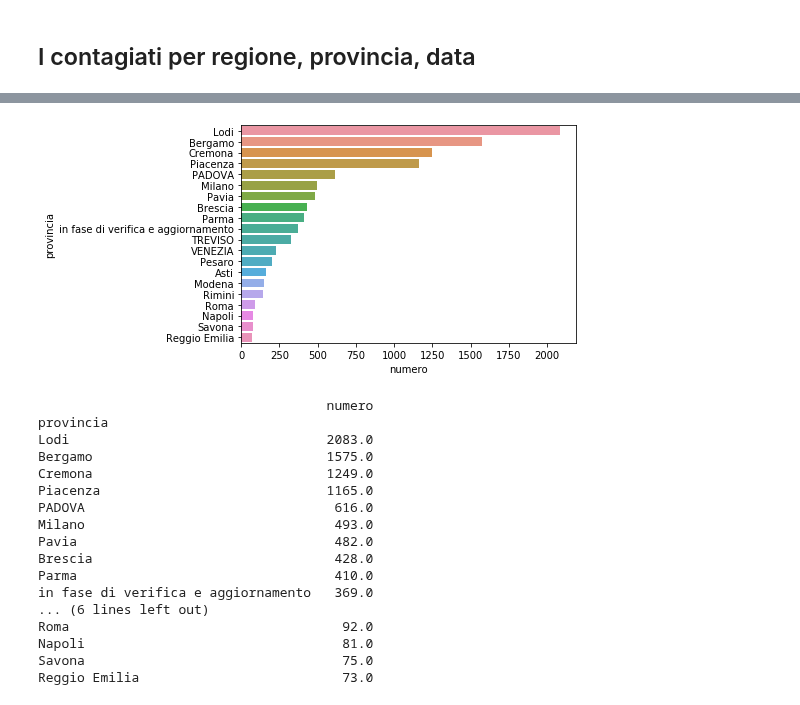
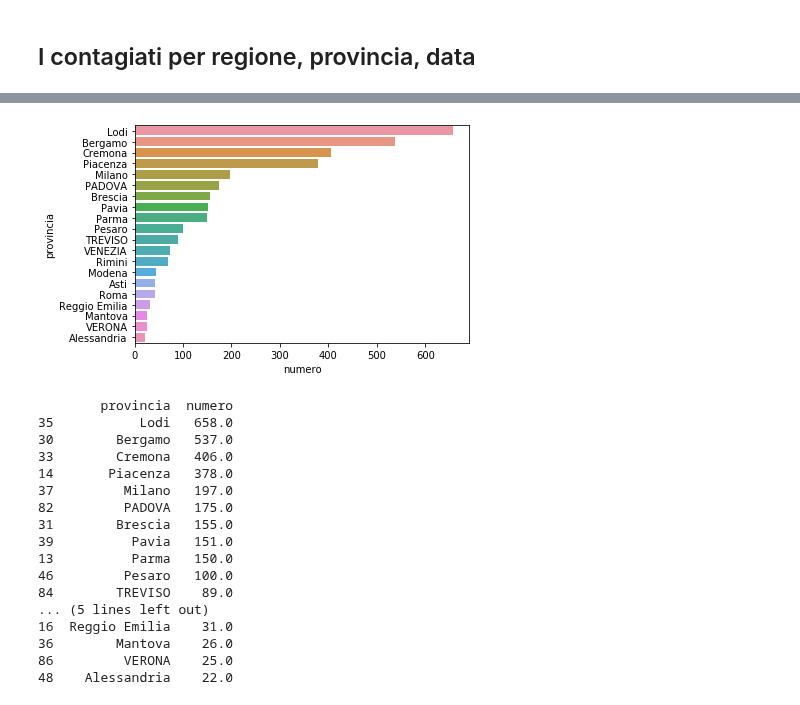
Before and after one commit to ondata/covid19italia, a Jupyter notebook: visualizzazione/analisi_descrittiva.ipynb, the cells around one changed output, grey strips where cells are left out. Cells and saved outputs as stored; diff of their text form; code cells hidden in the pictures.

Commit message:
analisi separata per contagiati cumulativi vs nuovi

```diff
--- a/visualizzazione/analisi_descrittiva.ipynb
+++ b/visualizzazione/analisi_descrittiva.ipynb
@@ -16,6 +17,8 @@ df = pd.read_csv('./../publication/provinceArchivioISTAT.csv')
 # in alternativa URL diretta:
 # https://raw.githubusercontent.com/ondata/covid19italia/master/publication/provinceArchivio.csv
 
+df = df.dropna()
+
 df.sample(5)
 # %% [output]
 |  | provincia | numero | regione | datetime | codiceISTAT |
@@ -52,0 +38,10 @@ Qualche statistica descrittiva sul numero dei contagiati
+# %%
+# ordiniamo i dati in base a provincia e giorno
+df = df.sort_values(by=['provincia', 'datetime'])
+
+# sottraiamo il numero dei contagiati di un giorno da quelli del giorno precedente
+# prima di fare la sottrazione dobbiamo raggruppare per provincia
+df['nuovi_contagi'] = df[ ['numero', 'provincia'] ].groupby('provincia').diff()
+
+# esempio
+df[ df['provincia'] == 'Milano' ]
@@ -53,4 +56,6 @@ Qualche statistica descrittiva sul numero dei contagiati
 # %%
-totale_contagiati = df['numero'].sum()
-print(f'Totale contagiati {totale_contagiati}')
+ultimo_giorno = df['datetime'].max()
+df_ultimo_giorno = df[ df['datetime'] == ultimo_giorno ]
+totale_contagiati = df_ultimo_giorno['numero'].sum()
+print(f'\n\nTotale contagiati al {ultimo_giorno}: {totale_contagiati}')
 # %% [output]
@@ -87,31 +92,30 @@ VALLE D'AOSTA             2.0
 # %%
-df_by_provincia = df[ ['provincia', 'numero'] ].groupby('provincia')
-df_by_provincia = df_by_provincia.sum().sort_values(by='numero', ascending=False)
+df_by_provincia = df_ultimo_giorno.sort_values(by='numero', ascending=False)
 
 # prendiamo in considerazione solo le prime 20 più colpite
 df_by_provincia = df_by_provincia.head(20)
 
-sns.barplot(data=df_by_provincia.reset_index(), x='numero', y='provincia')
+sns.barplot(data=df_by_provincia, x='numero', y='provincia')
 plt.show()
 
-print(df_by_provincia)
+print(df_by_provincia[ ['provincia', 'numero'] ])
 # %% [output]
-[figure, old version]
+[figure, new version]
-                                     numero
-provincia
-Lodi                                 2083.0
-Bergamo                              1575.0
-Cremona                              1249.0
-Piacenza                             1165.0
-PADOVA                                616.0
-Milano                                493.0
-Pavia                                 482.0
-Brescia                               428.0
-Parma                                 410.0
-in fase di verifica e aggiornamento   369.0
-... (6 lines left out)
-Roma                                   92.0
-Napoli                                 81.0
-Savona                                 75.0
-Reggio Emilia                          73.0
+        provincia  numero
+35           Lodi   658.0
+30        Bergamo   537.0
+33        Cremona   406.0
+14       Piacenza   378.0
+37         Milano   197.0
+82         PADOVA   175.0
+31        Brescia   155.0
+39          Pavia   151.0
+13          Parma   150.0
+46         Pesaro   100.0
+84        TREVISO    89.0
+... (5 lines left out)
+16  Reggio Emilia    31.0
+36        Mantova    26.0
+86         VERONA    25.0
+48    Alessandria    22.0
 # %%
```
Also changed, not shown: parts of 12 cells of this notebook, 1 other file.
